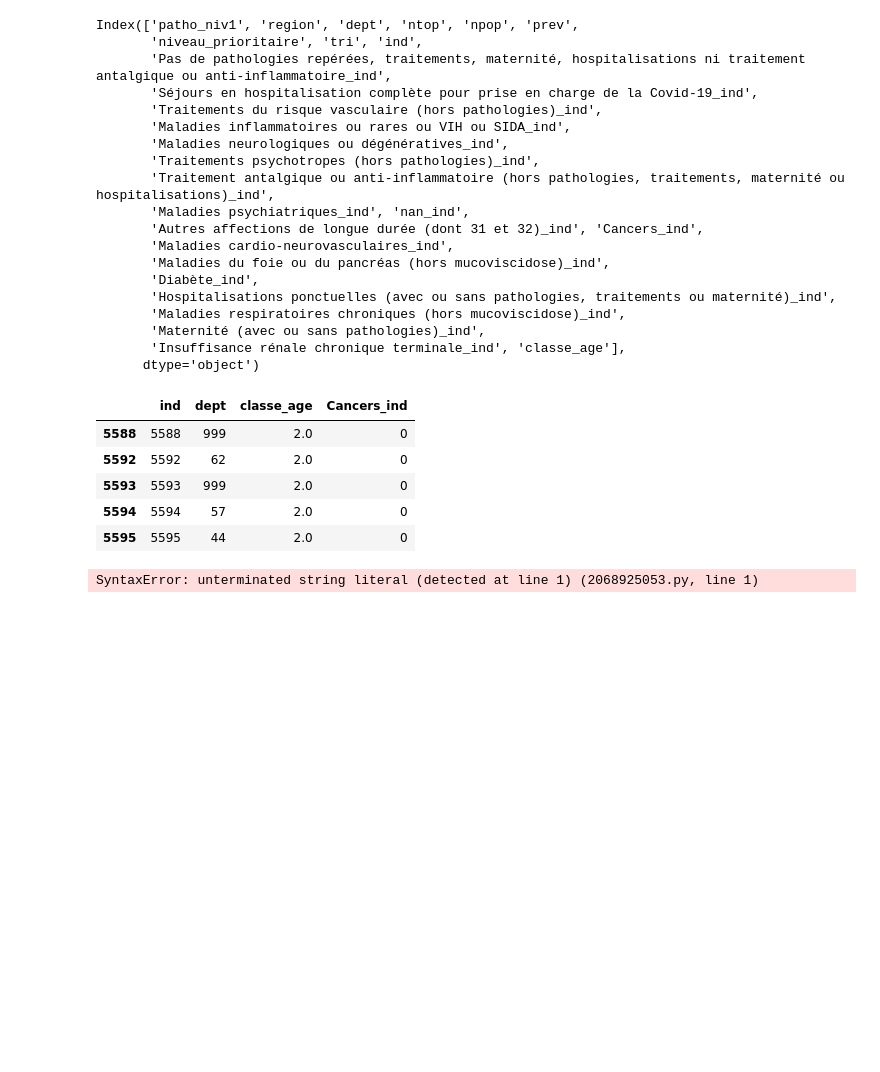
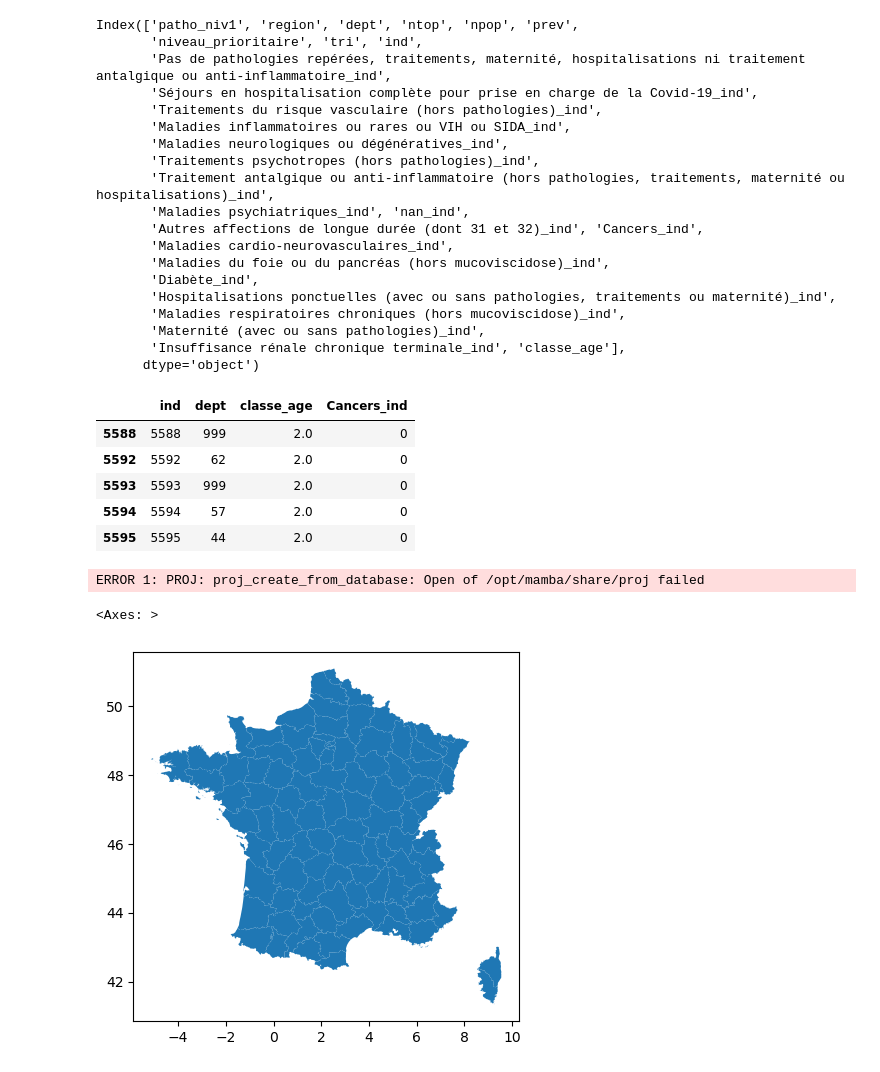
Before and after one commit to tpaquier/Python_DS, a Jupyter notebook: Reduction_dimension_et_carto.ipynb, the cells around one changed output. Cells and saved outputs as stored; diff of their text form; code cells hidden in the pictures; blank space fills up the shorter version.

```diff
--- a/Reduction_dimension_et_carto.ipynb
+++ b/Reduction_dimension_et_carto.ipynb
@@ -181,6 +181,4 @@ df_model_cancer.head()
 | 5594 | 5594 | 57 | 2.0 | 0 |
 | 5595 | 5595 | 44 | 2.0 | 0 |
 # %%
-base_grande = base_grande[base_grande['patho
+#https://www.data.gouv.fr/fr/datasets/r/90b9341a-e1f7-4d75-a73c-bbc010c7feeb
-# %% [output]
-SyntaxError: unterminated string literal (detected at line 1) (2068925053.py, line 1)
@@ -186,0 +187,9 @@ SyntaxError: unterminated string literal (detected at line 1) (2068925053.py, li
+# %%
+france = gpd.read_file('https://www.data.gouv.fr/fr/datasets/r/90b9341a-e1f7-4d75-a73c-bbc010c7feeb')
+# %% [output]
+ERROR 1: PROJ: proj_create_from_database: Open of /opt/mamba/share/proj failed
+# %%
+france.plot()
+# %% [output]
+<Axes: >
+[figure, added]
```
Also changed, not shown: parts of 14 cells of this notebook, 2 other files.
